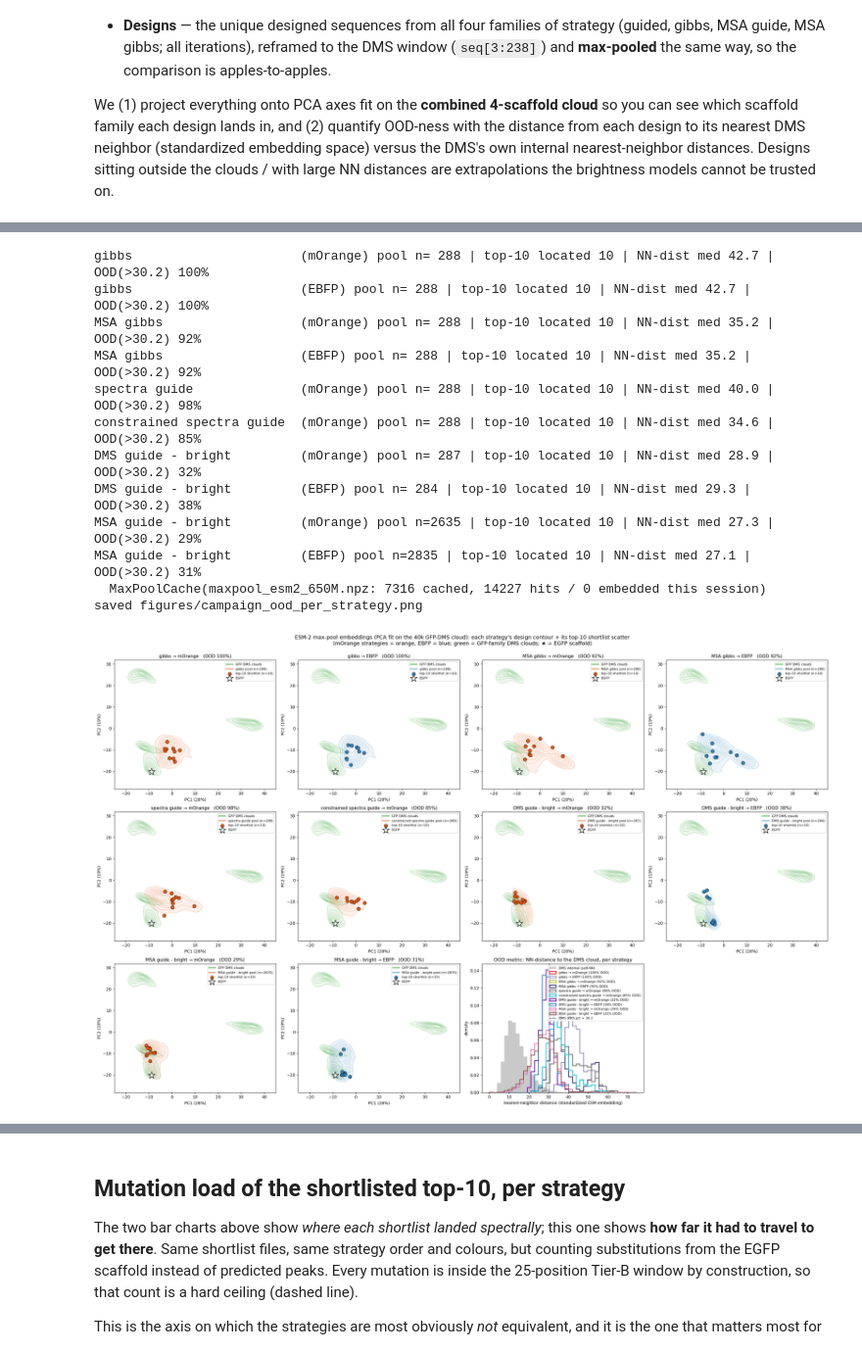
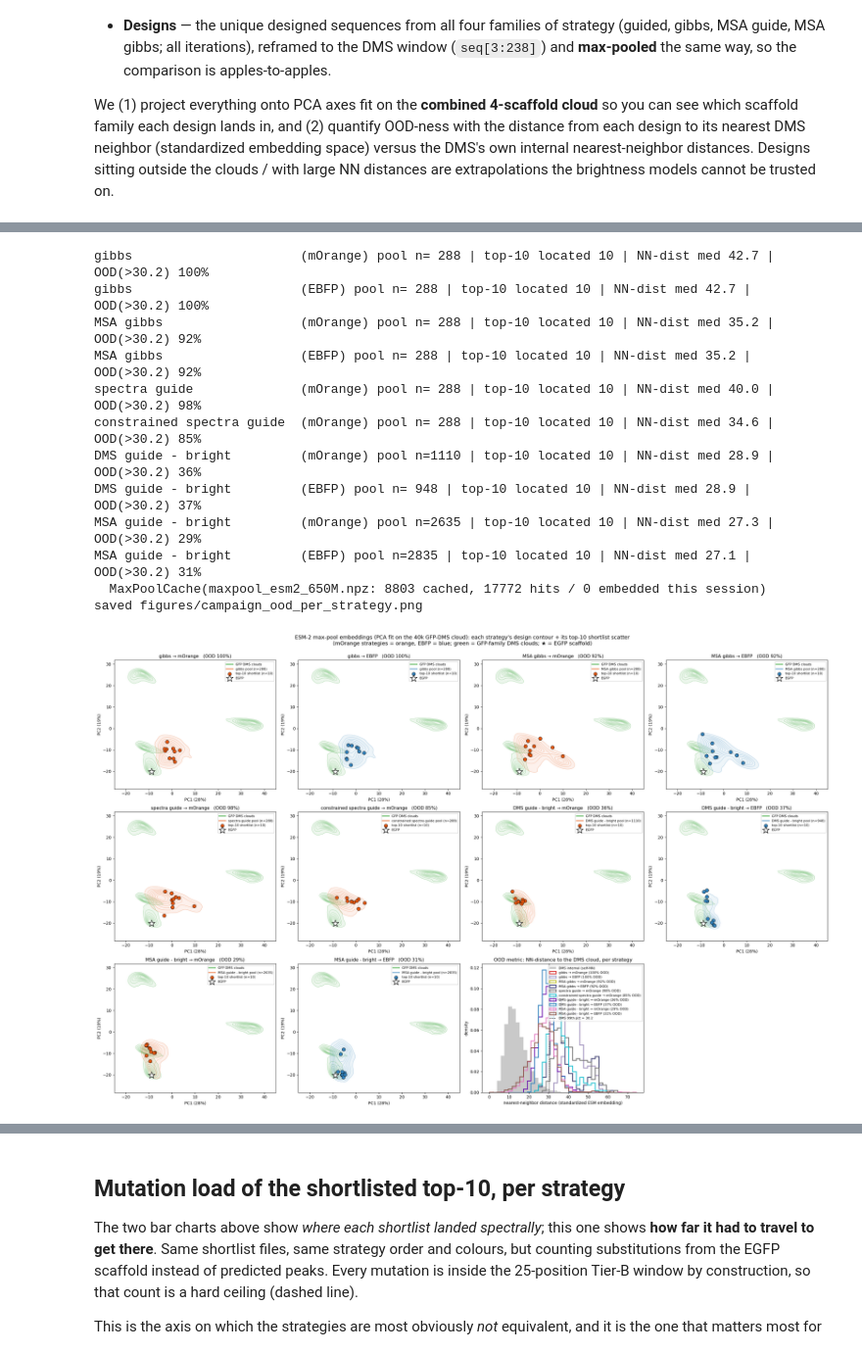
Before and after one commit to Arcadia-Science/FPguide, a Jupyter notebook: design-campaign-EGFP/visualize_campaign.ipynb, the cells around one changed output, grey strips where cells are left out. Shown at 98% size. Saved outputs shown, nothing was run; the diff lists cells and outputs as text; code cells hidden in the pictures.

Commit message:
updated campaigns so the brightness logit > 0.5

```diff
--- a/design-campaign-EGFP/visualize_campaign.ipynb
+++ b/design-campaign-EGFP/visualize_campaign.ipynb
@@ -384,6 +384,25 @@ PARENT235 = "".join(Counter(_arr[:, j]).most_common(1)[0][0] for j in range(_arr
 #      they are namespaced by cell to stay unique for per-trial groupings.
 #      MSA_BEST is the single best cell, kept separately for the tuned-setting bar chart at the
 #      bottom of the notebook. See msa-guided/README.md. ----
+# The DMS guide was likewise run as a 27-cell lambda sweep on top of its tuned 96-trial setting, so
+# it is pooled the same way (lambda_sweep/, ~1.1k unique designs vs the 287 the tuned run alone
+# gives). Treating the two sweeps symmetrically is what keeps the pool-depth comparison honest.
+LSWEEP = _find("lambda_sweep/designs")
+DMSDIR = _find("brightness-guided/guided_design/designs_lam-bright60_lam-edit10")
+
+def dms_pool_csvs(target):
+    """Tuned run first, then every sweep cell (the tuned setting also exists as a sweep cell)."""
+    return [DMSDIR / f"design_EGFP-{target}.csv"] + sorted(LSWEEP.glob(f"*/design_EGFP-{target}.csv"))
+
+def load_dms_sweep():
+    fs = sorted(LSWEEP.glob("*/design_EGFP-*.csv"))
+    d = pd.concat([pd.read_csv(f).assign(source=f.parent.name) for f in fs], ignore_index=True)
+    d["pair"] = d["scaffold_name"] + " \u2192 " + d["target_name"]
+    d["trial"] = d["source"] + "#" + d["trial"].astype(str)
+    return d
+
+dfd = load_dms_sweep()
+
 _mcands = [Path("msa-guided/designs"), Path("design-campaign-EGFP/msa-guided/designs"),
            Path.cwd() / "msa-guided" / "designs"]
 MSA = next((c for c in _mcands if c.exists()), None)
@@ -403,13 +422,14 @@ def load_msa_sweep():
 dfm = load_msa_sweep()
 
 alld = pd.concat([df.assign(_method="guided"), dfg.assign(_method="gibbs"),
-                  dfm.assign(_method="msa"), dfmg.assign(_method="msa-gibbs")], ignore_index=True)
+                  dfm.assign(_method="msa"), dfmg.assign(_method="msa-gibbs"),
+                  dfd.assign(_method="dms")], ignore_index=True)
 alld = alld[alld["round"] >= 1]
 uniq = alld.drop_duplicates("designed_seq").copy()
 print(f"design pool (unique, round>=1): guided {df.designed_seq.nunique()} | "
       f"gibbs {dfg.designed_seq.nunique()} | msa-gibbs {dfmg.designed_seq.nunique()} | "
-      f"msa {dfm[dfm['round'] >= 1].designed_seq.nunique()} "
-      f"pooled over {dfm.source.nunique()} sweep cells")
+      f"dms {dfd[dfd['round'] >= 1].designed_seq.nunique()} over {dfd.source.nunique()} cells | "
+      f"msa {dfm[dfm['round'] >= 1].designed_seq.nunique()} over {dfm.source.nunique()} cells")
 egfp = df["scaffold_seq"].iloc[0]
 egfp235 = egfp[3:238]
 uniq["seq235"] = uniq["designed_seq"].str[3:238]
@@ -617,8 +644,10 @@ CASES = [   # (label, target, full-pool csv, shortlist xlsx, target-colour, hist
     ("MSA gibbs",                 "EBFP",    MGIBBS / "design_EGFP.csv",         "shortlist_EBFP_MSA-gibbs.xlsx",                     BLUE,   "#393b79"),
     ("spectra guide",             "mOrange", DESIGNS / "design_EGFP-mOrange.csv", "shortlist_mOrange_spectra-guide.xlsx",             ORANGE, "0.45"),
     ("constrained spectra guide", "mOrange", CONS / "design_EGFP-mOrange.csv",    "shortlist_mOrange_constrained-spectra-guide.xlsx", ORANGE, "#17becf"),
-    ("DMS guide - bright",        "mOrange", B60 / "design_EGFP-mOrange.csv",     "shortlist_mOrange_DMS-guide.xlsx",                 ORANGE, "#6a0dad"),
-    ("DMS guide - bright",        "EBFP",    B60 / "design_EGFP-EBFP.csv",        "shortlist_EBFP_DMS-guide.xlsx",                    BLUE,   "#3182bd"),
+    # DMS-guided pools its 27-cell lambda sweep on top of the tuned run, exactly as MSA-guided does
+    # below, so both "- bright" strategies are shown at their full pool depth.
+    ("DMS guide - bright",        "mOrange", dms_pool_csvs("mOrange"),            "shortlist_mOrange_DMS-guide.xlsx",                 ORANGE, "#6a0dad"),
+    ("DMS guide - bright",        "EBFP",    dms_pool_csvs("EBFP"),               "shortlist_EBFP_DMS-guide.xlsx",                    BLUE,   "#3182bd"),
     # MSA-guided pools all 125 sweep cells (see the cell above), so its pool is ~10x deeper than the
     # single-setting strategies -- its top-10 is therefore chosen from far more candidates.
     ("MSA guide - bright",        "mOrange", msa_sweep_csvs("mOrange"),           "shortlist_mOrange_MSA-guide.xlsx",                 ORANGE, "#e377c2"),
@@ -671,37 +700,37 @@ for ax, c in zip(axes[:len(cases)], cases):
 # final panel: NN-distance distribution for EACH strategy (distinct colours) vs DMS internal
 axH = axes[len(cases)]
 bins = np.linspace(min(d_dms.min(), *[c["dist"].min() for c in cases]),
                    max(d_dms.max(), *[c["dist"].max() for c in cases]), 40)
 axH.hist(d_dms, bins=bins, density=True, color="0.7", alpha=0.7, label="DMS internal (self-NN)")
 for c in cases:
     axH.hist(c["dist"], bins=bins, density=True, histtype="step", lw=2.0, color=c["hcol"],
              label=f"{c['label']} \u2192 {c['tgt']} ({c['ood']:.0%} OOD)")
 axH.axvline(p99, ls="--", color="k", lw=1, label=f"DMS 99th pct = {p99:.1f}")
 axH.set_xlabel("nearest-neighbor distance (standardized ESM embedding)")
 axH.set_ylabel("density"); axH.set_title("OOD metric: NN-distance to the DMS cloud, per strategy")
 axH.legend(fontsize=8)
 
 fig.suptitle("ESM-2 max-pool embeddings (PCA fit on the 40k GFP-DMS cloud): each strategy's design "
              "contour + its top-10 shortlist scatter\n(mOrange strategies = orange, EBFP = blue; "
              "green = GFP-family DMS clouds; \u2605 = EGFP scaffold)", fontsize=13)
 plt.tight_layout(rect=[0, 0, 1, 1 - 0.055 / nrow])   # leave room for the suptitle at any row count
 fig.savefig(FIGDIR / "campaign_ood_per_strategy.png", dpi=130, bbox_inches="tight")
 print("saved", FIGDIR / "campaign_ood_per_strategy.png")
 plt.show()
 # %% [output]
 gibbs                      (mOrange) pool n= 288 | top-10 located 10 | NN-dist med 42.7 | OOD(>30.2) 100%
 gibbs                      (EBFP) pool n= 288 | top-10 located 10 | NN-dist med 42.7 | OOD(>30.2) 100%
 MSA gibbs                  (mOrange) pool n= 288 | top-10 located 10 | NN-dist med 35.2 | OOD(>30.2) 92%
 MSA gibbs                  (EBFP) pool n= 288 | top-10 located 10 | NN-dist med 35.2 | OOD(>30.2) 92%
 spectra guide              (mOrange) pool n= 288 | top-10 located 10 | NN-dist med 40.0 | OOD(>30.2) 98%
 constrained spectra guide  (mOrange) pool n= 288 | top-10 located 10 | NN-dist med 34.6 | OOD(>30.2) 85%
-DMS guide - bright         (mOrange) pool n= 287 | top-10 located 10 | NN-dist med 28.9 | OOD(>30.2) 32%
-DMS guide - bright         (EBFP) pool n= 284 | top-10 located 10 | NN-dist med 29.3 | OOD(>30.2) 38%
+DMS guide - bright         (mOrange) pool n=1110 | top-10 located 10 | NN-dist med 28.9 | OOD(>30.2) 36%
+DMS guide - bright         (EBFP) pool n= 948 | top-10 located 10 | NN-dist med 28.9 | OOD(>30.2) 37%
 MSA guide - bright         (mOrange) pool n=2635 | top-10 located 10 | NN-dist med 27.3 | OOD(>30.2) 29%
 MSA guide - bright         (EBFP) pool n=2835 | top-10 located 10 | NN-dist med 27.1 | OOD(>30.2) 31%
-  MaxPoolCache(maxpool_esm2_650M.npz: 7316 cached, 14227 hits / 0 embedded this session)
+  MaxPoolCache(maxpool_esm2_650M.npz: 8803 cached, 17772 hits / 0 embedded this session)
 saved figures/campaign_ood_per_strategy.png
-[figure, old version]
+[figure, new version]
 # %% [markdown]
 ## Top-10 shortlisted designs per strategy vs target — EBFP
 
```
Also changed, not shown: parts of 8 cells of this notebook, 20 other files.
